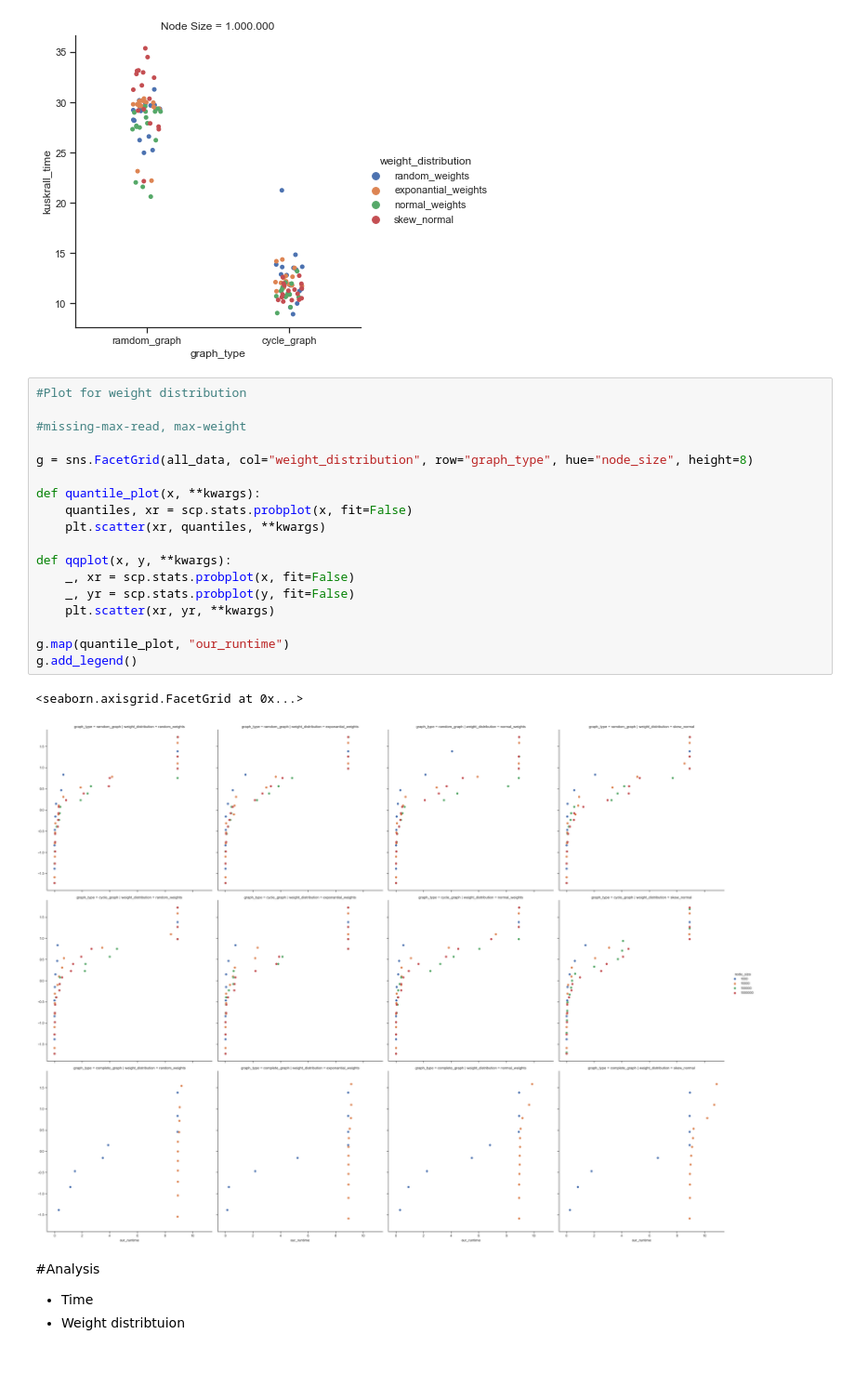
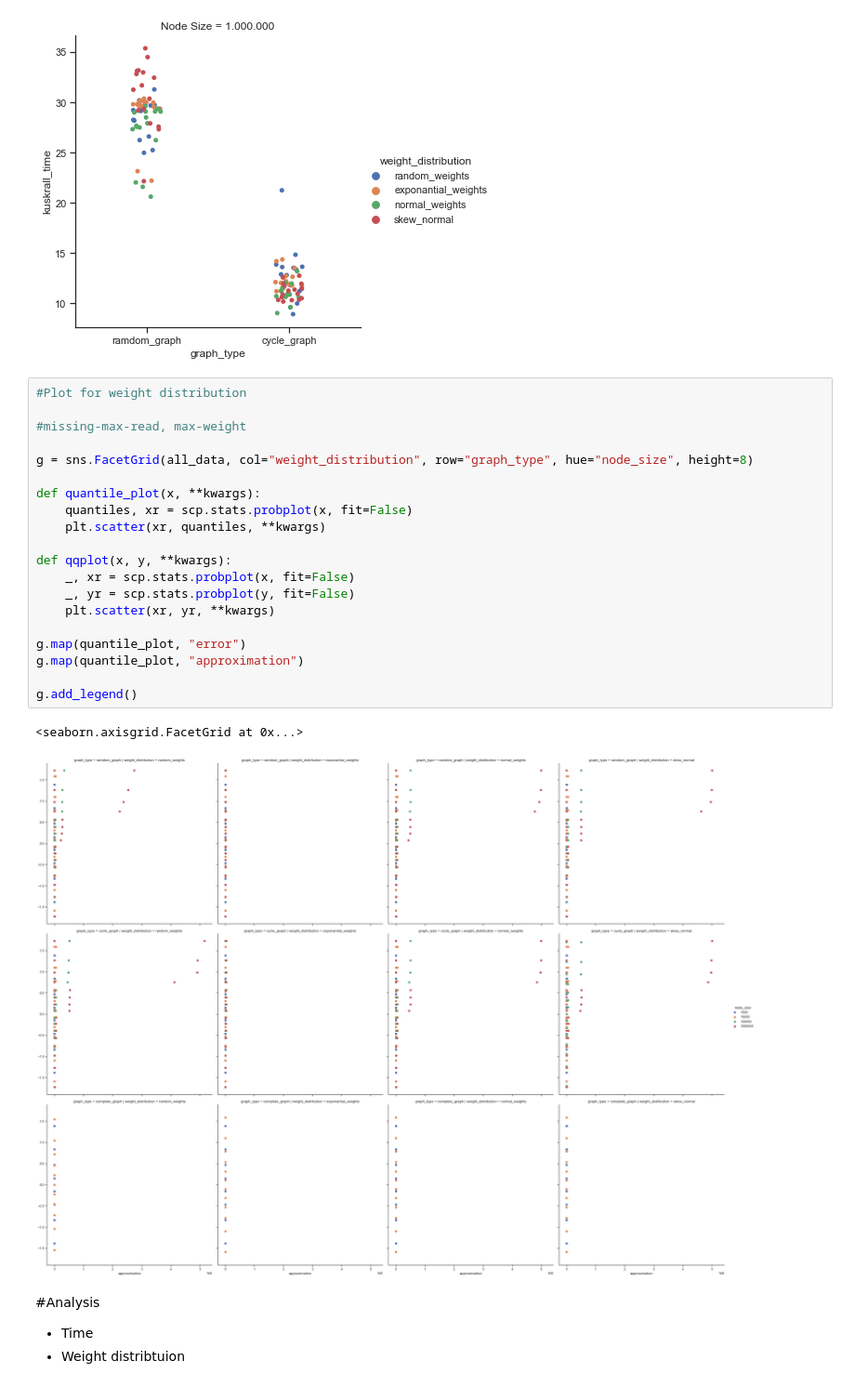
Before and after one commit to Skantz/tsp, a Jupyter notebook: mst/performance_plots.ipynb, the cells around one changed output. Shown at 93% size. Saved outputs shown, nothing was run; the diff lists cells and outputs as text.

```diff
--- a/mst/performance_plots.ipynb
+++ b/mst/performance_plots.ipynb
@@ -117,24 +122,26 @@ plt.savefig("kuskrall_node1000000_wdistro.png")
 # %%
 #Plot for weight distribution
 
 #missing-max-read, max-weight
 
 g = sns.FacetGrid(all_data, col="weight_distribution", row="graph_type", hue="node_size", height=8)
 
 def quantile_plot(x, **kwargs):
     quantiles, xr = scp.stats.probplot(x, fit=False)
     plt.scatter(xr, quantiles, **kwargs)
 
 def qqplot(x, y, **kwargs):
     _, xr = scp.stats.probplot(x, fit=False)
     _, yr = scp.stats.probplot(y, fit=False)
     plt.scatter(xr, yr, **kwargs)
 
-g.map(quantile_plot, "our_runtime")
+g.map(quantile_plot, "error")
+g.map(quantile_plot, "approximation")
+
 g.add_legend()
 # %% [output]
 <seaborn.axisgrid.FacetGrid at 0x...>
-[figure, old version]
+[figure, new version]
 # %% [markdown]
 #Analysis
 - Time
```
Also changed, not shown: parts of 3 cells of this notebook.
